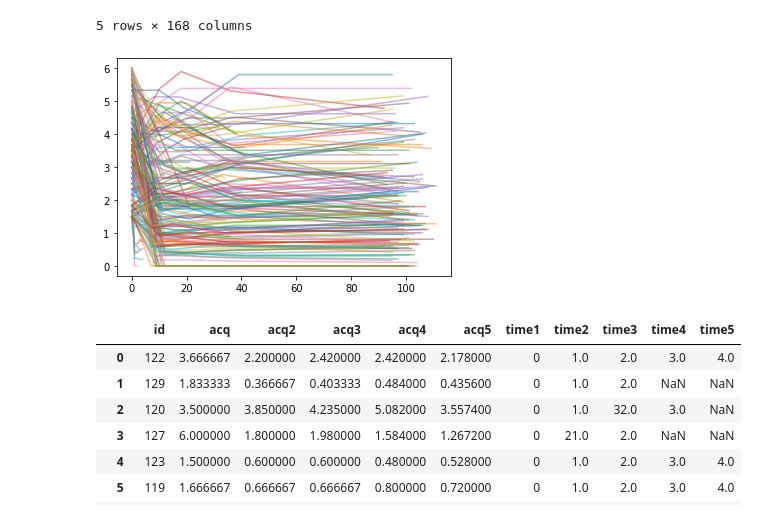
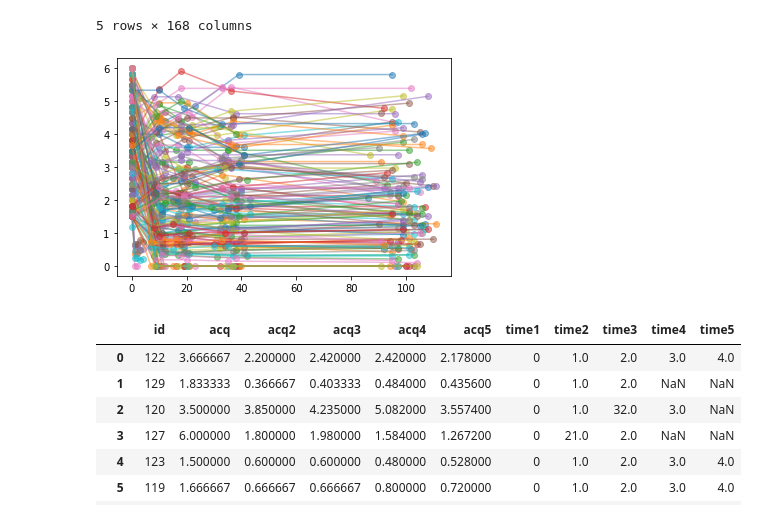
Before and after one commit to dashapyly/octagon-data-science-competition, a Jupyter notebook: notebooks/data-challenge.ipynb, the cells around one changed output. Drawn from its saved outputs; the diff is of its cells as text; code cells hidden in the pictures.

```diff
--- a/notebooks/data-challenge.ipynb
+++ b/notebooks/data-challenge.ipynb
@@ -390,10 +393,11 @@ acqs_inrange
 | acq5 | 2.178000 | 0.435600 | 3.5574 | 1.2672 | 0.528 | 0.720000 | 0.0 | 0.3888 | 2.669333 | 0.205333 | ... | ... |
 5 rows × 168 columns
 # %%
-plt.plot(times_inrange, acqs_inrange, alpha=0.5)
-plt.show()
+plt.figure()
+plt.plot(times_inrange, acqs_inrange, "o-", alpha=0.5)
+plt.savefig(NOTEBOOK_PATH / "ACQtrendsBelow6.svg", bbox_inches="tight")
 # %% [output]
-[figure, old version]
+[figure, new version]
 # %%
 data_final2 = X_all.merge(data_inrange, how="left", on="id")
 assert len(data_final2) == len(X_all)
```
Also changed, not shown: parts of 12 cells of this notebook.
